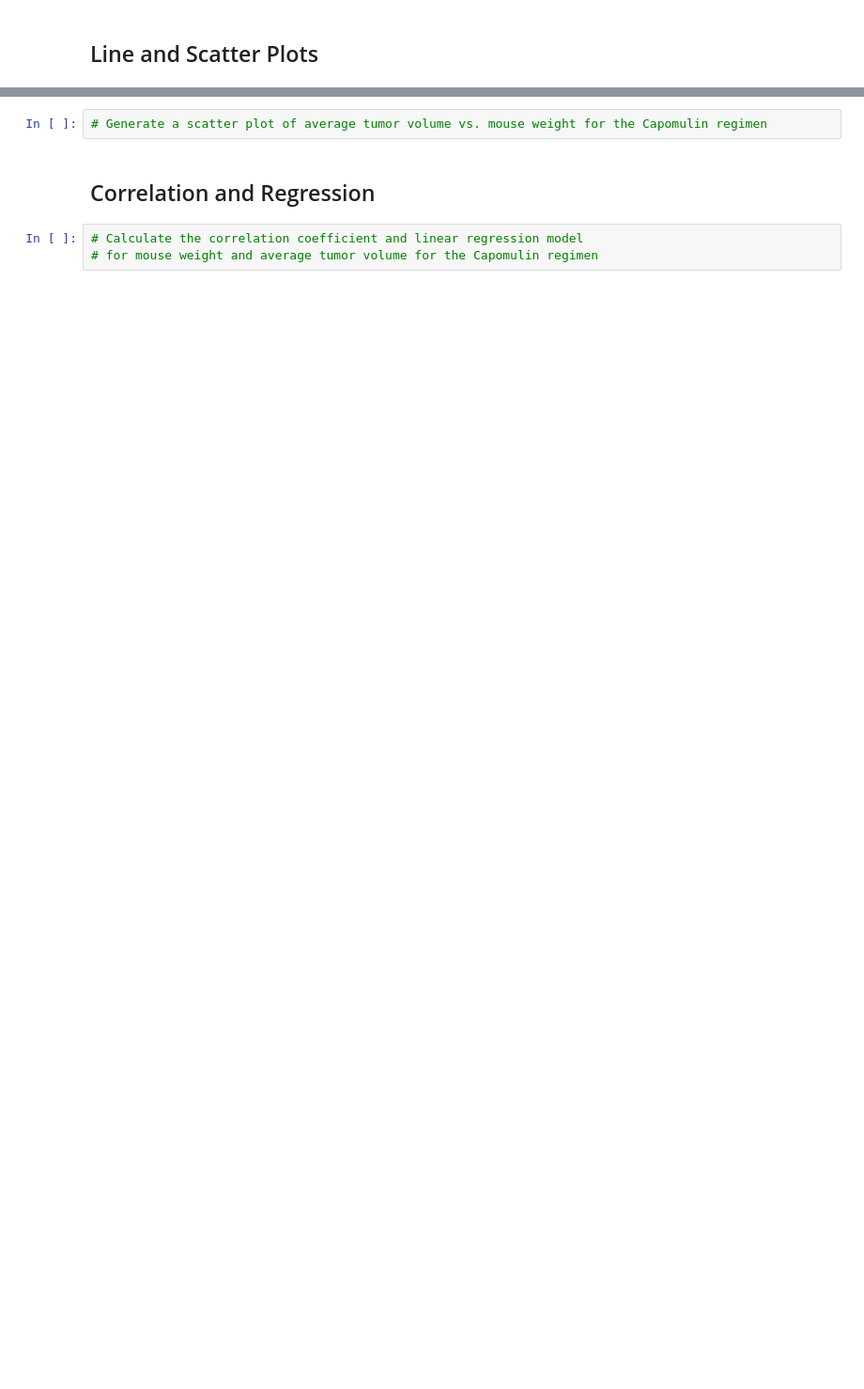
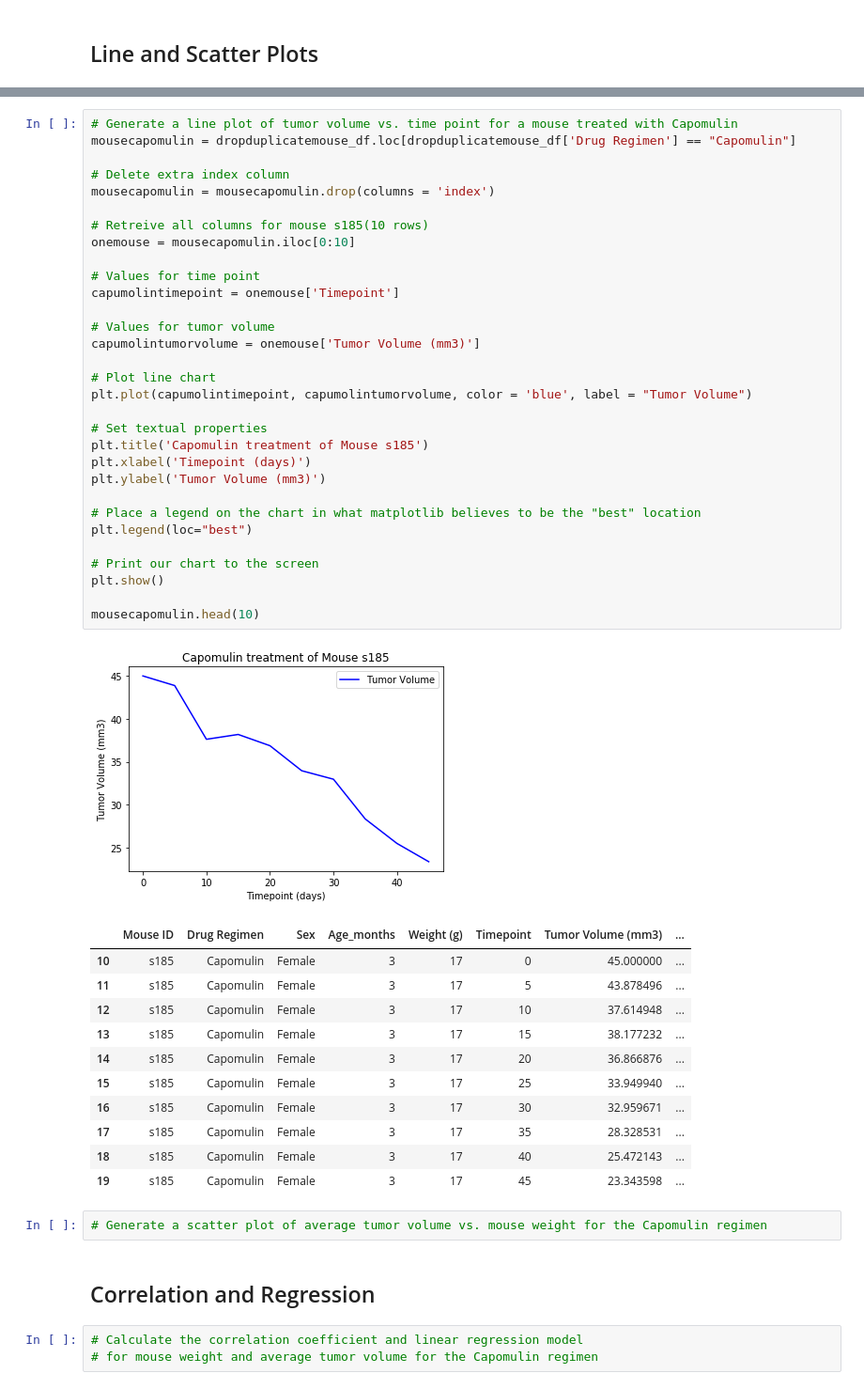
Before and after one commit to SidDas8/matplotlib-challenge, a Jupyter notebook: Pymaceuticals/pymaceuticals_starter.ipynb, the cells around one changed output, grey strips where cells are left out. Shown: that part at 94% size. Cells and saved outputs as stored; diff of their text form; blank space fills up the shorter version.

```diff
--- a/Pymaceuticals/pymaceuticals_starter.ipynb
+++ b/Pymaceuticals/pymaceuticals_starter.ipynb
@@ -375,3 +380,47 @@ plt.show()
+# %%
+# Generate a line plot of tumor volume vs. time point for a mouse treated with Capomulin
+mousecapomulin = dropduplicatemouse_df.loc[dropduplicatemouse_df['Drug Regimen'] == "Capomulin"]
+
+# Delete extra index column
+mousecapomulin = mousecapomulin.drop(columns = 'index')
+
+# Retreive all columns for mouse s185(10 rows)
+onemouse = mousecapomulin.iloc[0:10]
+
+# Values for time point
+capumolintimepoint = onemouse['Timepoint']
+
+# Values for tumor volume
+capumolintumorvolume = onemouse['Tumor Volume (mm3)']
+
+# Plot line chart
+plt.plot(capumolintimepoint, capumolintumorvolume, color = 'blue', label = "Tumor Volume")
+
+# Set textual properties
+plt.title('Capomulin treatment of Mouse s185')
+plt.xlabel('Timepoint (days)')
+plt.ylabel('Tumor Volume (mm3)')
+
+# Place a legend on the chart in what matplotlib believes to be the "best" location
+plt.legend(loc="best")
+
+# Print our chart to the screen
+plt.show()
+
+mousecapomulin.head(10)
+# %% [output]
+[figure, added]
+|  | Mouse ID | Drug Regimen | Sex | Age_months | Weight (g) | Timepoint | Tumor Volume (mm3) | ... |
+| 10 | s185 | Capomulin | Female | 3 | 17 | 0 | 45.000000 | ... |
+| 11 | s185 | Capomulin | Female | 3 | 17 | 5 | 43.878496 | ... |
+| 12 | s185 | Capomulin | Female | 3 | 17 | 10 | 37.614948 | ... |
+| 13 | s185 | Capomulin | Female | 3 | 17 | 15 | 38.177232 | ... |
+| 14 | s185 | Capomulin | Female | 3 | 17 | 20 | 36.866876 | ... |
+| 15 | s185 | Capomulin | Female | 3 | 17 | 25 | 33.949940 | ... |
+| 16 | s185 | Capomulin | Female | 3 | 17 | 30 | 32.959671 | ... |
+| 17 | s185 | Capomulin | Female | 3 | 17 | 35 | 28.328531 | ... |
+| 18 | s185 | Capomulin | Female | 3 | 17 | 40 | 25.472143 | ... |
+| 19 | s185 | Capomulin | Female | 3 | 17 | 45 | 23.343598 | ... |
 # %%
 # Generate a scatter plot of average tumor volume vs. mouse weight for the Capomulin regimen
 # %% [markdown]
```
Also changed, not shown: parts of 2 cells of this notebook.
